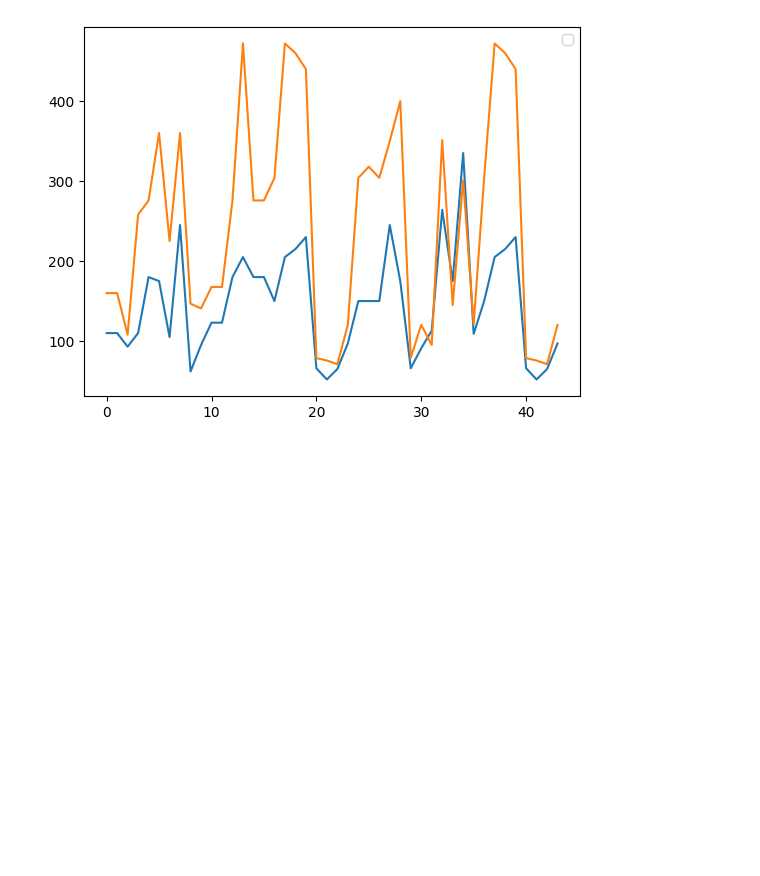
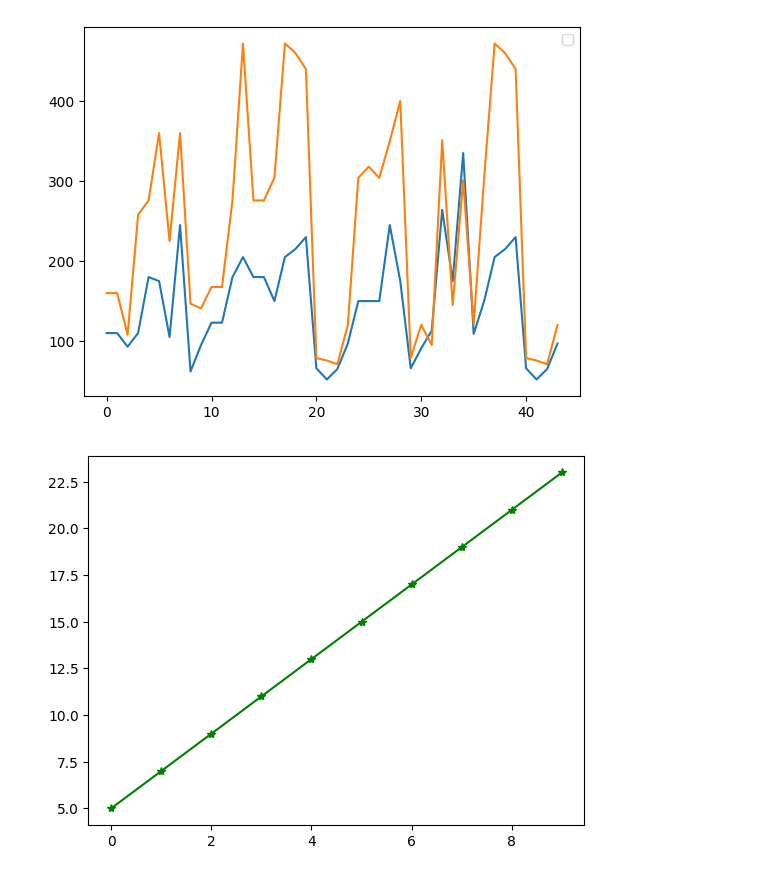
Before and after one commit to Somani-coder/Python_All, a Jupyter notebook: pandas.ipynb, the cells around one changed output. Saved outputs shown, nothing was run; the diff lists cells and outputs as text; code cells hidden in the pictures; blank space fills up the shorter version.

Commit message:
pandas & matplotli foles added

```diff
--- a/pandas.ipynb
+++ b/pandas.ipynb
@@ -963,3 +947,18 @@ plt.legend()
 # %% [output]
 <matplotlib.legend.Legend at 0x...>
 [figure]
+# %%
+# importing the libraries
+import numpy as np
+import matplotlib.pyplot as plt
+%matplotlib inline
+
+# defining the dataset
+x = np.arange(0, 10, 1)   #[0,1,2,3,4,5,6,7,8,9]
+y = 2 * x + 5             #[5,7,9,11,13,......,23]
+
+# plotting the datapoints
+plt.plot(x, y, color='green', marker='*')
+plt.show()
+# %% [output]
+[figure, added]
```
Also changed, not shown: parts of 15 cells of this notebook, 3 other files.
